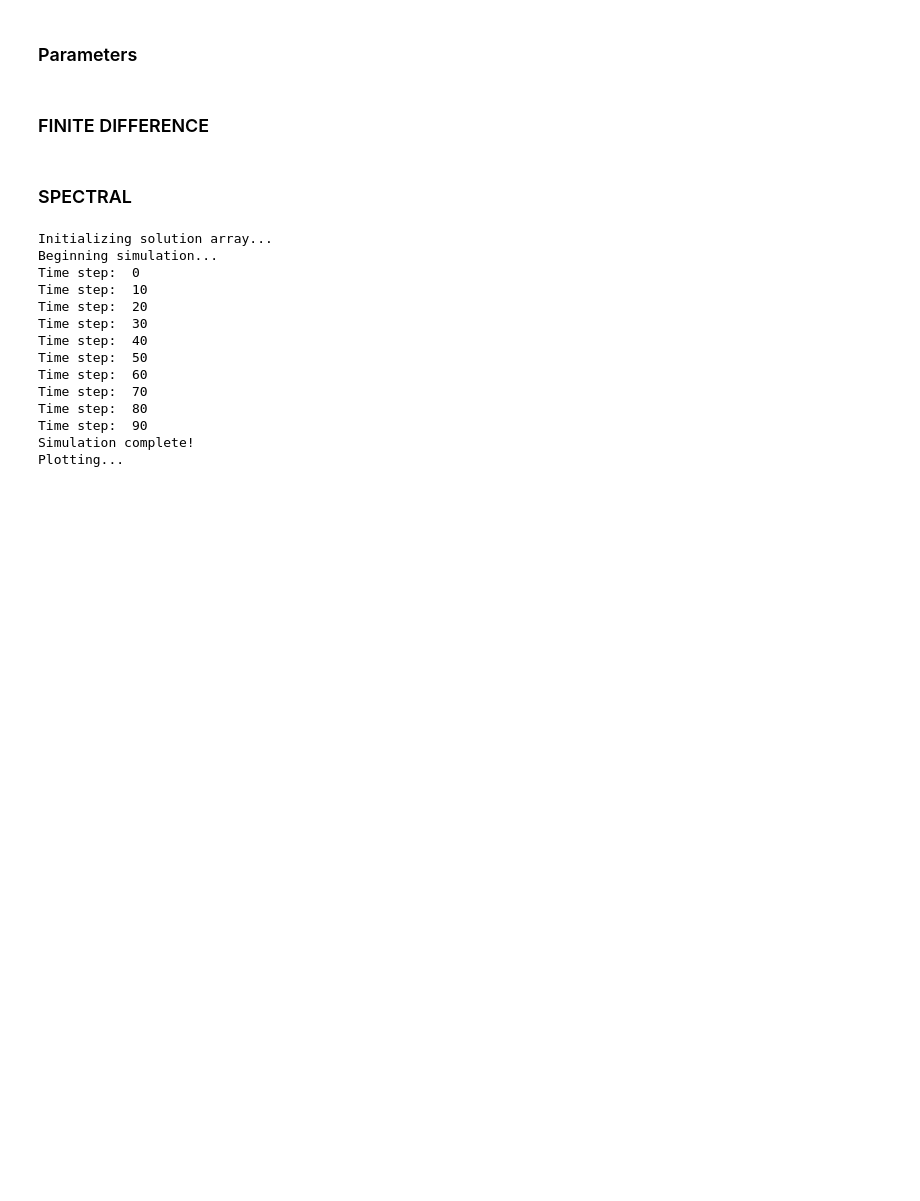
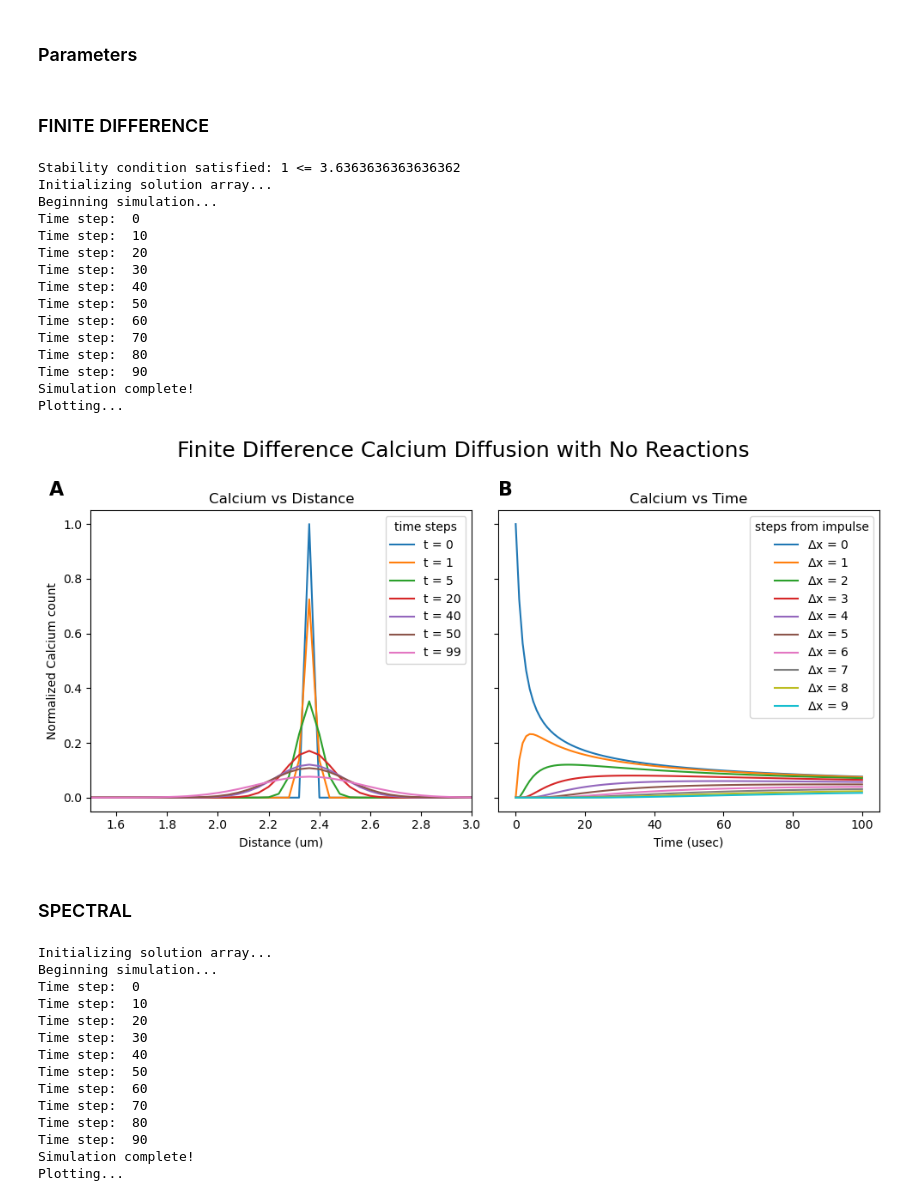
Before and after one commit to margotwagner/diffusion-model, a Jupyter notebook: notebooks/eme-scale-exp.ipynb, the cells around one changed output. Saved outputs shown, nothing was run; the diff lists cells and outputs as text; code cells hidden in the pictures; blank space fills up the shorter version.

```diff
--- a/notebooks/eme-scale-exp.ipynb
+++ b/notebooks/eme-scale-exp.ipynb
@@ -41,13 +41,30 @@ n_runs = 10  # number of runs for multirun simulations (stochastic)
 # %%
 # FINITE DIFFERENCE
 # DETERMINISTIC AND NODAL
 # NOTE: FD has internal number of particles == 5275
-# fd = fdrd.FiniteDiffRxnDiffusion(
-#     n_spatial_locs=n_space_pts, n_time_pts=n_time_pts, impulse_idx=ca_init_idx
-# )
+fd = fdrd.FiniteDiffRxnDiffusion(
+    n_spatial_locs=n_space_pts, n_time_pts=n_time_pts, impulse_idx=ca_init_idx
+)
 
-# fd.simulate_diffusion()
-# fd.plot_diffusion([0, 1, 5, 20, 40, 50, 99])
+fd.simulate_diffusion()
+fd.plot_diffusion([0, 1, 5, 20, 40, 50, 99])
+# %% [output]
+Stability condition satisfied: 1 <= 3.6363636363636362
+Initializing solution array...
+Beginning simulation...
+Time step:  0
+Time step:  10
+Time step:  20
+Time step:  30
+Time step:  40
+Time step:  50
+Time step:  60
+Time step:  70
+Time step:  80
+Time step:  90
+Simulation complete!
+Plotting...
+[figure, added]
 # %% [markdown]
 ### SPECTRAL
 # %%
```
Also changed, not shown: parts of 3 cells of this notebook.
